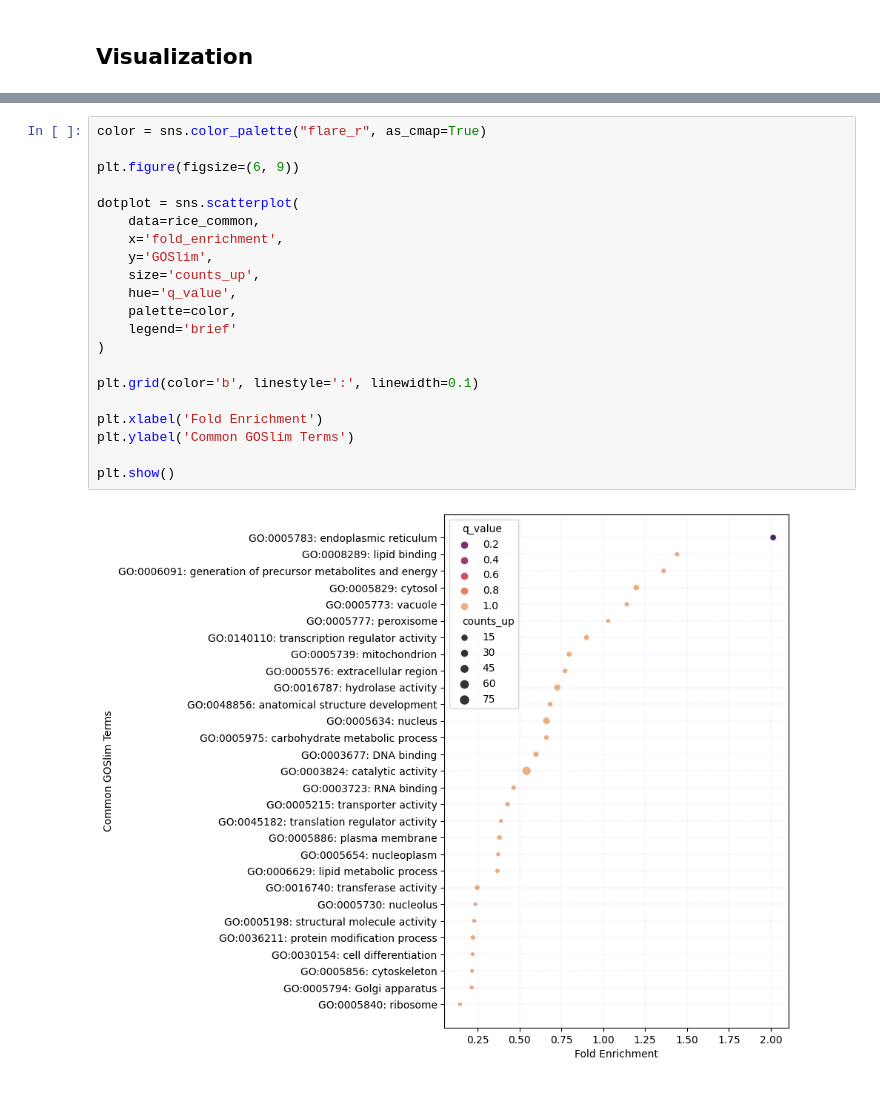
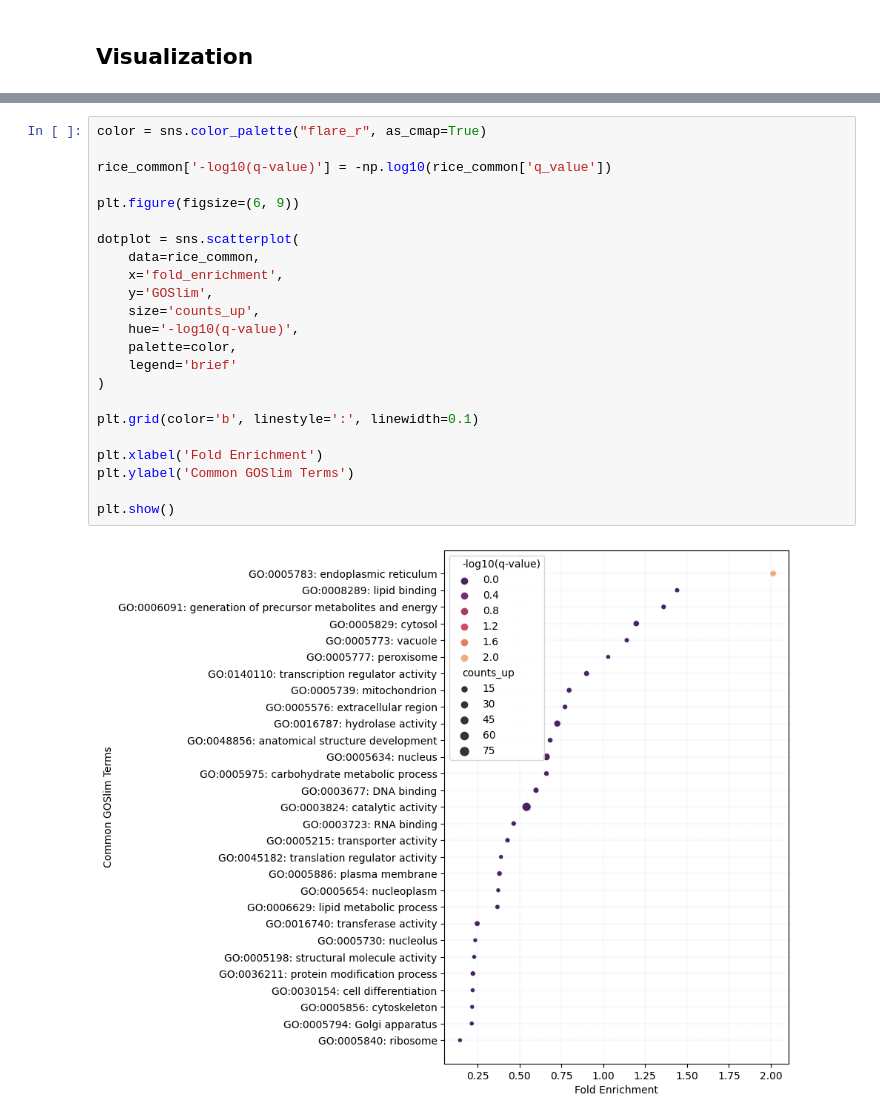
Before and after one commit to yonezawa-sora/pycircos_comaparative_species, a Jupyter notebook: goslim_enrichment/goslim_enrichment.ipynb, the cells around one changed output, grey strips where cells are left out. Cells and saved outputs as stored; diff of their text form.

```diff
--- a/goslim_enrichment/goslim_enrichment.ipynb
+++ b/goslim_enrichment/goslim_enrichment.ipynb
@@ -469,23 +471,25 @@ plt.show()
 # %%
 color = sns.color_palette("flare_r", as_cmap=True)
+
+rice_common['-log10(q-value)'] = -np.log10(rice_common['q_value'])
 
 plt.figure(figsize=(6, 9))
 
 dotplot = sns.scatterplot(
     data=rice_common,
     x='fold_enrichment',
     y='GOSlim',
     size='counts_up',
-    hue='q_value',
+    hue='-log10(q-value)',
     palette=color,
     legend='brief'
 )
 
 plt.grid(color='b', linestyle=':', linewidth=0.1)
 
 plt.xlabel('Fold Enrichment')
 plt.ylabel('Common GOSlim Terms')
 
 plt.show()
 # %% [output]
-[figure, old version]
+[figure, new version]
```
Also changed, not shown: parts of 1 cell of this notebook.
